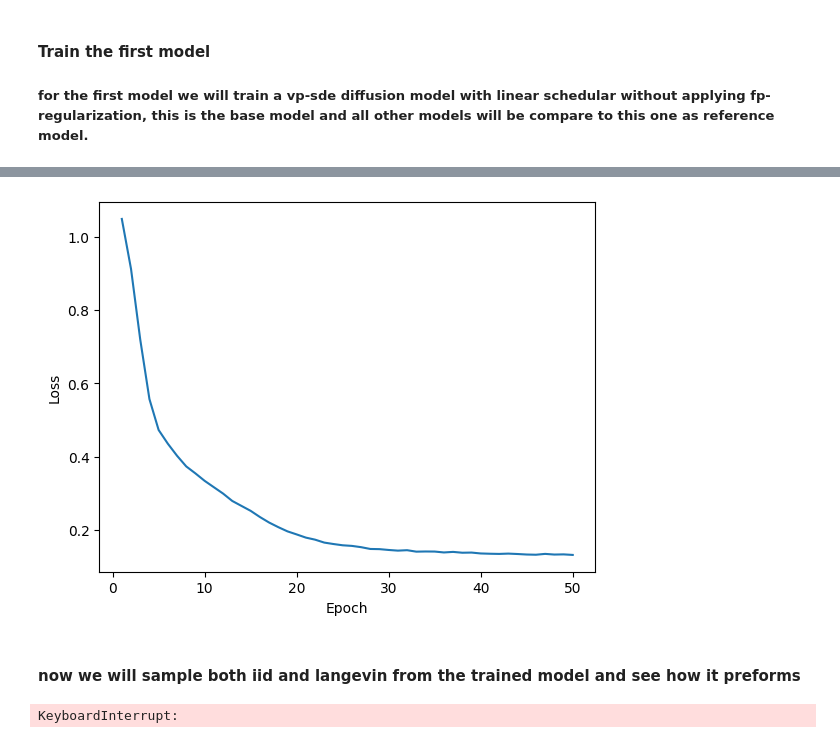
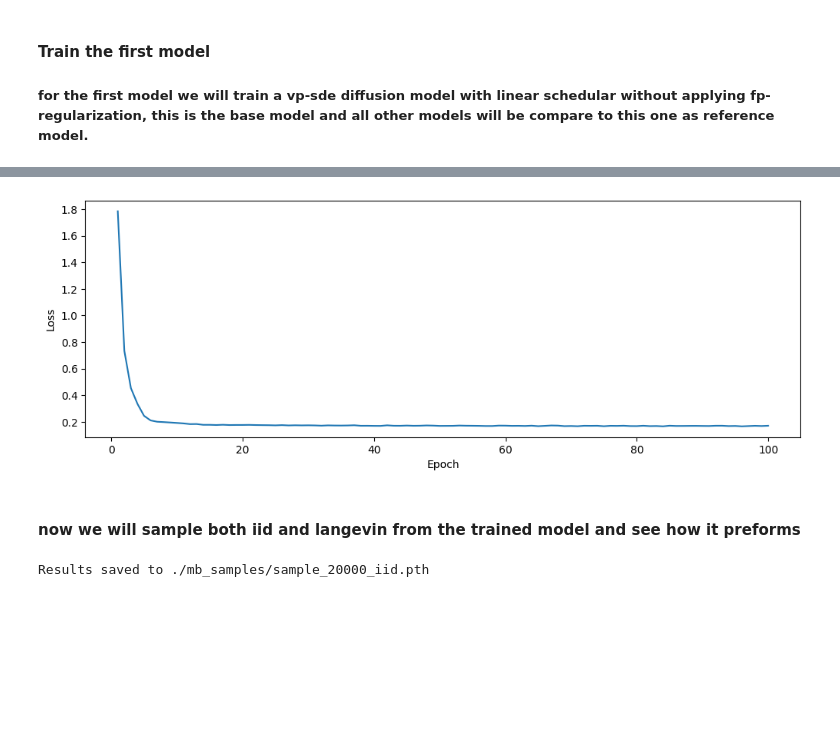
Before and after one commit to LoqmanSamani/physics_aware_diffusion, a Jupyter notebook: Untitled.ipynb, the cells around one changed output, grey strips where cells are left out. Saved outputs shown, nothing was run; the diff lists cells and outputs as text; code cells hidden in the pictures; blank space fills up the shorter version.

```diff
--- a/Untitled.ipynb
+++ b/Untitled.ipynb
@@ -102,9 +102,9 @@ fwd = ForwardVP(vs) # forward diffusion which applies forward process of vp-sde
 # we will train a relative small network
 net = MullerBrownNet(
     input_dim = 2,
-    time_embed_dim = 512,
-    hidden_dim = 512,
-    num_blocks = 4,
+    time_embed_dim = 64,
+    hidden_dim = 128,
+    num_blocks = 3,
     activation ='silu'
 )
 c = torch.load('mb1_train/mb_best.pth')
@@ -112,7 +112,7 @@ net.load_state_dict(c['mb_net_state'])
 
 print(sum(p.numel() for p in net.parameters())) # sum of all trainable parameters of the diffusion network (which in this case is a noise predictor)
 
-optim = torch.optim.Adam([p for p in net.parameters()], lr=1e-6)
+optim = torch.optim.Adam([p for p in net.parameters()], lr=1e-4)
 
 
 trainer = MBTrainer(
@@ -122,16 +122,15 @@ trainer = MBTrainer(
     optim = optim,
     fp_gate = fp_gate,
     fp_loss = mb_fokker_planck_loss, # fokker planck loss
-    dsm_loss = mse_loss, # diffusion loss
     noise_fn = noise_from_energy, # computes noise from energy
     fp_resid = mb_heavy_fp_residual, # computes weak fokker-planck residuals
-    epochs = 50,
+    epochs = 100,
     device = torch.device(device),
     grad_acc = 2,
     checkpoint = 10,
     log_freq = 10,
     store_path  = "./mb1_train",
-    warmup_steps = 2000,
+    warmup_steps = 3000,
     fp_alpha = 5e-4,
     eps_time = 1e-5,
     gate_params = {"k": 1.2, "snr_min": 0.5, "t_scale": 0.0, "sharpness": 5.0, "eps": 0.1}, # we set t_scale = 0, this prevents fp computation and application
@@ -160,11 +143,12 @@ Best model saved at epoch 12 with loss 0.2992
 # %%
 # losses is a dictionary contains total_losses, dsm_losses and fp_losses, here we visulaize total_losses which is equal to dsm_loss (no fp_loss colculation)
-plt.plot([i for i in range(1, 51)], losses['total_losses'])
+plt.figure(figsize=(12, 4))
+plt.plot([i for i in range(1, 101)], losses['total_losses'])
 plt.xlabel('Epoch')
 plt.ylabel('Loss')
 plt.show()
 # %% [output]
-[figure, old version]
+[figure, new version]
 # %% [markdown]
 #### now we will sample both iid and langevin from the trained model and see how it preforms
 # %%
@@ -180,14 +164,14 @@ sampler = MBSampler(
 )
 # %%
 samps = sampler.iid_sampler(
-    n_samples = 10000,
+    n_samples = 20000,
     dt = 1e-3,
     device = 'cuda',
     store_trajectory = False,
     return_original_space = True
 )
 # %% [output]
-KeyboardInterrupt:
+Results saved to ./mb_samples/sample_20000_iid.pth
 # %%
 plt.figure(figsize=(6, 6))
 plt.scatter(samps[:, 0].cpu().numpy(), samps[:, 1].cpu().numpy(), alpha=0.3, s=1)
```
Also changed, not shown: parts of 6 cells of this notebook, 3 other files.
